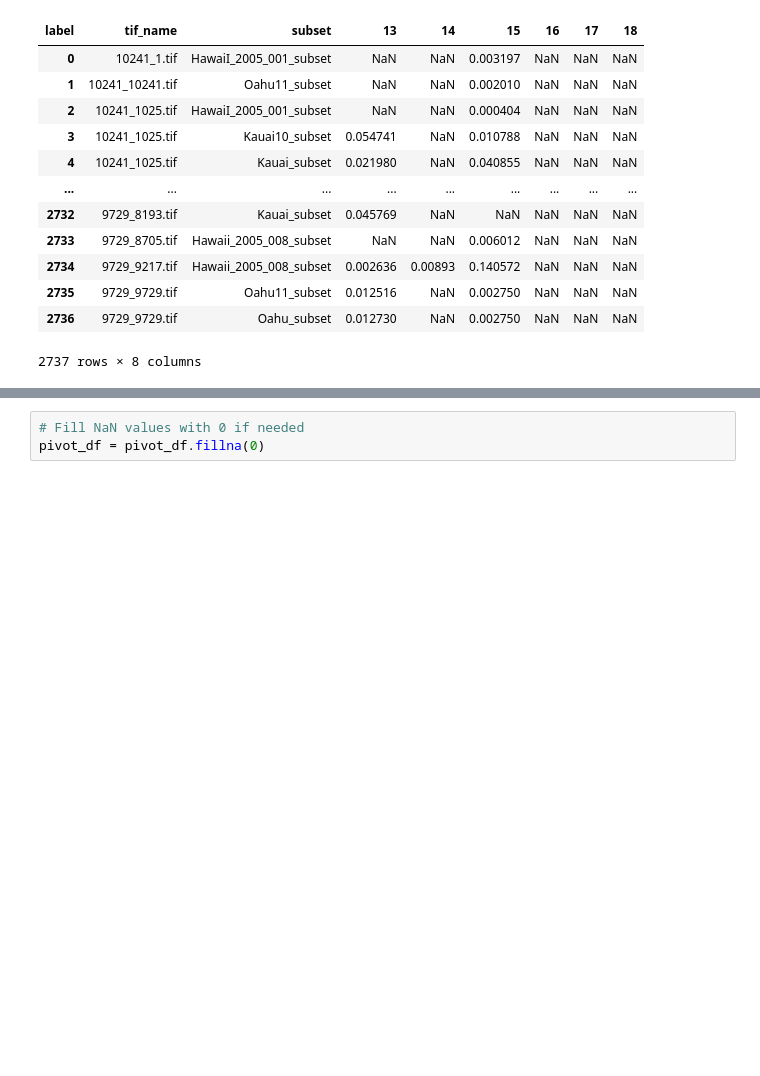
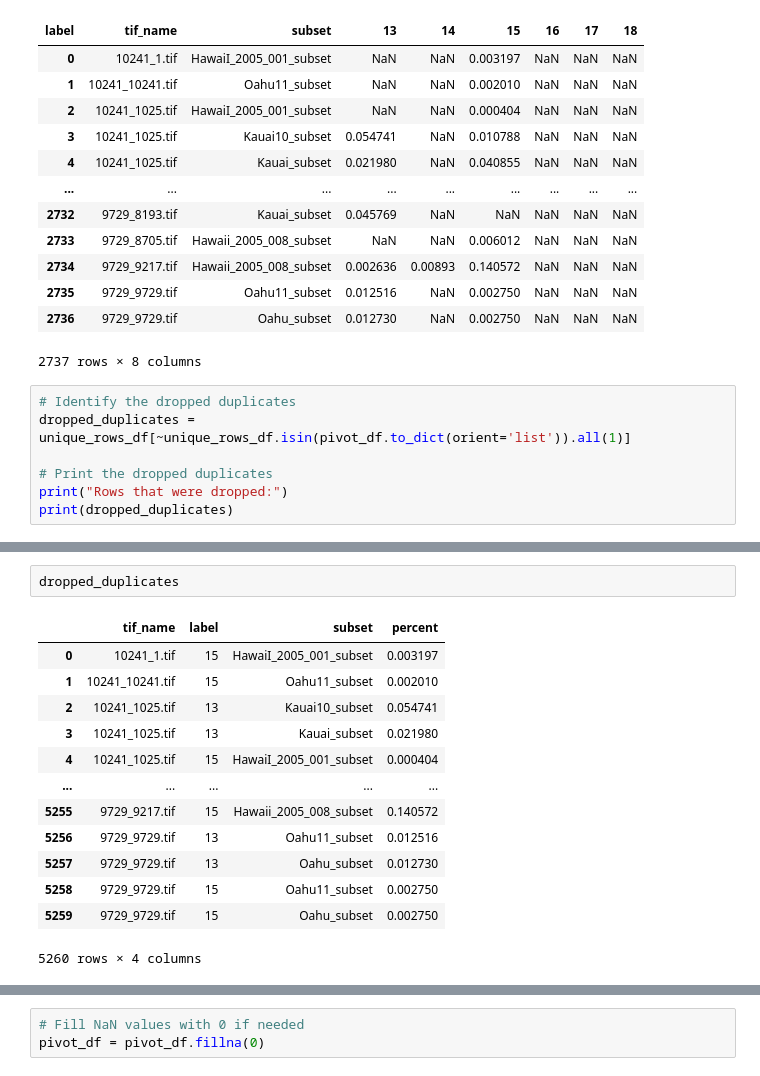
Before and after one commit to aml7hawaiiedu/CCAPLandCoverProject, a Jupyter notebook: CCAP_UNET_Fall2023.ipynb, the cells around one changed output, grey strips where cells are left out. Cells and saved outputs as stored; diff of their text form; blank space fills up the shorter version.

```diff
--- a/CCAP_UNET_Fall2023.ipynb
+++ b/CCAP_UNET_Fall2023.ipynb
@@ -269,3 +347,10 @@ pivot_df
 | 2735 | 9729_9729.tif | Oahu11_subset | 0.012516 | NaN | 0.002750 | NaN | NaN | NaN |
 | 2736 | 9729_9729.tif | Oahu_subset | 0.012730 | NaN | 0.002750 | NaN | NaN | NaN |
 2737 rows × 8 columns
+# %%
+# Identify the dropped duplicates
+dropped_duplicates = unique_rows_df[~unique_rows_df.isin(pivot_df.to_dict(orient='list')).all(1)]
+
+# Print the dropped duplicates
+print("Rows that were dropped:")
+print(dropped_duplicates)
@@ -271,0 +373,16 @@ pivot_df
+# %%
+dropped_duplicates
+# %% [output]
+|  | tif_name | label | subset | percent |
+| 0 | 10241_1.tif | 15 | HawaiI_2005_001_subset | 0.003197 |
+| 1 | 10241_10241.tif | 15 | Oahu11_subset | 0.002010 |
+| 2 | 10241_1025.tif | 13 | Kauai10_subset | 0.054741 |
+| 3 | 10241_1025.tif | 13 | Kauai_subset | 0.021980 |
+| 4 | 10241_1025.tif | 15 | HawaiI_2005_001_subset | 0.000404 |
+| ... | ... | ... | ... | ... |
+| 5255 | 9729_9217.tif | 15 | Hawaii_2005_008_subset | 0.140572 |
+| 5256 | 9729_9729.tif | 13 | Oahu11_subset | 0.012516 |
+| 5257 | 9729_9729.tif | 13 | Oahu_subset | 0.012730 |
+| 5258 | 9729_9729.tif | 15 | Oahu11_subset | 0.002750 |
+| 5259 | 9729_9729.tif | 15 | Oahu_subset | 0.002750 |
+5260 rows × 4 columns
```
Also changed, not shown: parts of 16 cells of this notebook.
